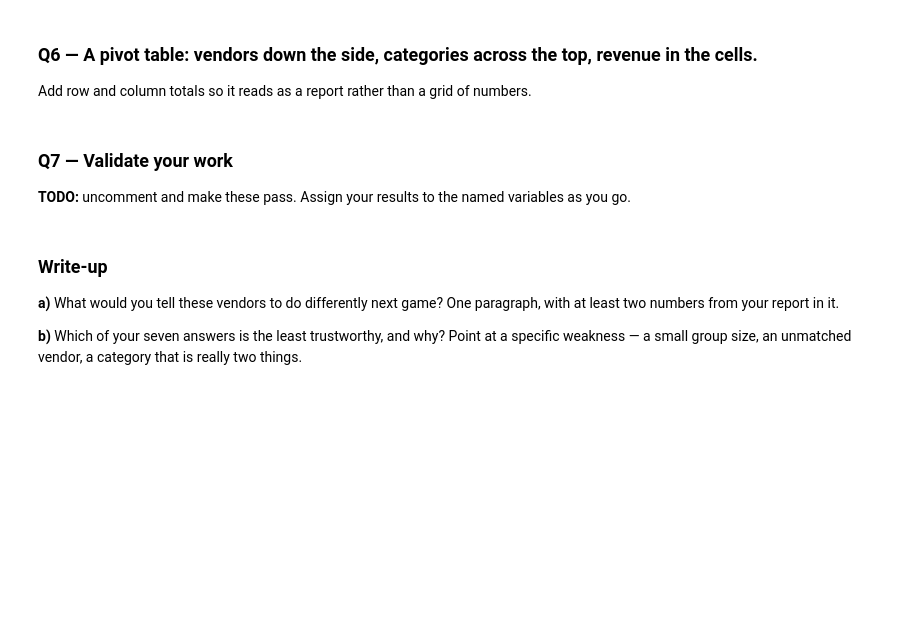
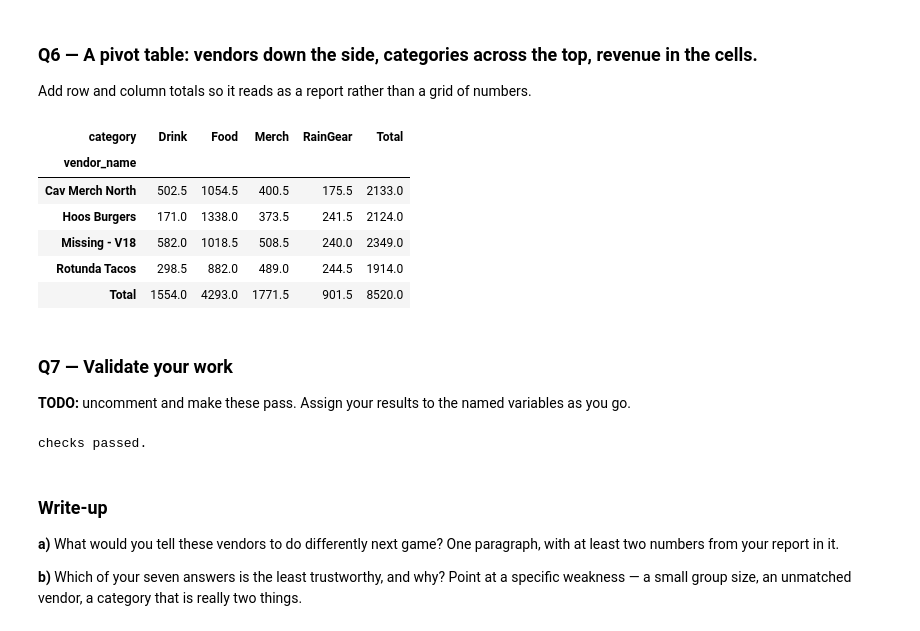
Before and after one commit to TommySnyd/ds2002-fa26, a Jupyter notebook: notebooks/03-pandas-cleaning/2026-09-18 — Pandas Challenge — Lab.ipynb, the cells around one changed output. Cells and saved outputs as stored; diff of their text form; code cells hidden in the pictures; blank space fills up the shorter version.

```diff
--- a/notebooks/03-pandas-cleaning/2026-09-18 — Pandas Challenge — Lab.ipynb
+++ b/notebooks/03-pandas-cleaning/2026-09-18 — Pandas Challenge — Lab.ipynb
@@ -113,0 +106,15 @@ vendor_names = pd.DataFrame({
+# %%
+vendor_names = pd.DataFrame({
+    'vendor_id': ['V-01', 'V-05', 'V-10'],
+    'vendor_name': ['Hoos Burgers', 'Rotunda Tacos', 'Cav Merch North'],
+})
+joined = df.merge(vendor_names, on='vendor_id', how='left', validate='many_to_one')
+print(f'Rows before/After merge: {len(df)}/ {len(joined)}')
+print(f'Revenue before/after merge: {df['revenue'].sum()}/ {joined['revenue'].sum()}')
+unmatched = joined.loc[joined['vendor_name'].isna(), 'vendor_id'].unique()
+n_unmatched = joined['vendor_name'].isna().sum()
+rev_unmatched = joined.loc[joined['vendor_name'].isna(), 'revenue'].sum()
+print(f'Unmatched: {unmatched}-{n_unmatched} rows, missing revenue: {rev_unmatched:.2f}')
+joined['vendor_name']=joined['vendor_name'].fillna('Missing - V18')
+
+# TODO: merge, validate, and report the unmatched vendor - done
@@ -122,13 +131,30 @@ Add row and column totals so it reads as a report rather than a grid of numbers.
+# %%
+# TODO - done
+# created a new value named pivot using the .pivot_table function, assigned the following values to match the assignment
+pivot = joined.pivot_table(index='vendor_name', columns='category',
+                     values='revenue', aggfunc='sum',
+                     margins=True, margins_name='Total', fill_value=0)
+pivot.round(2)
+# %% [output]
+| category | Drink | Food | Merch | RainGear | Total |
+| vendor_name |  |  |  |  |  |
+| Cav Merch North | 502.5 | 1054.5 | 400.5 | 175.5 | 2133.0 |
+| Hoos Burgers | 171.0 | 1338.0 | 373.5 | 241.5 | 2124.0 |
+| Missing - V18 | 582.0 | 1018.5 | 508.5 | 240.0 | 2349.0 |
+| Rotunda Tacos | 298.5 | 882.0 | 489.0 | 244.5 | 1914.0 |
+| Total | 1554.0 | 4293.0 | 1771.5 | 901.5 | 8520.0 |
 # %% [markdown]
 ### Q7 — Validate your work
 
 **TODO:** uncomment and make these pass. Assign your results to the named variables as you go.
 # %%
-# assert len(df) == 400
-# assert 8000 < df['revenue'].sum() < 9000, df['revenue'].sum()
-# assert abs(by_category['revenue'].sum() - df['revenue'].sum()) < 0.01
-# assert len(joined) == len(df), 'the vendor merge changed the row count'
+assert len(df) == 400
+assert 8000 < df['revenue'].sum() < 9000, df['revenue'].sum()
+assert abs(by_category['revenue'].sum() - df['revenue'].sum()) < 0.01
+assert len(joined) == len(df), 'the vendor merge changed the row count'
 print('checks passed.')
+# %% [output]
+checks passed.
 # %% [markdown]
 ### Write-up
 
```
Also changed, not shown: parts of 3 cells of this notebook.
